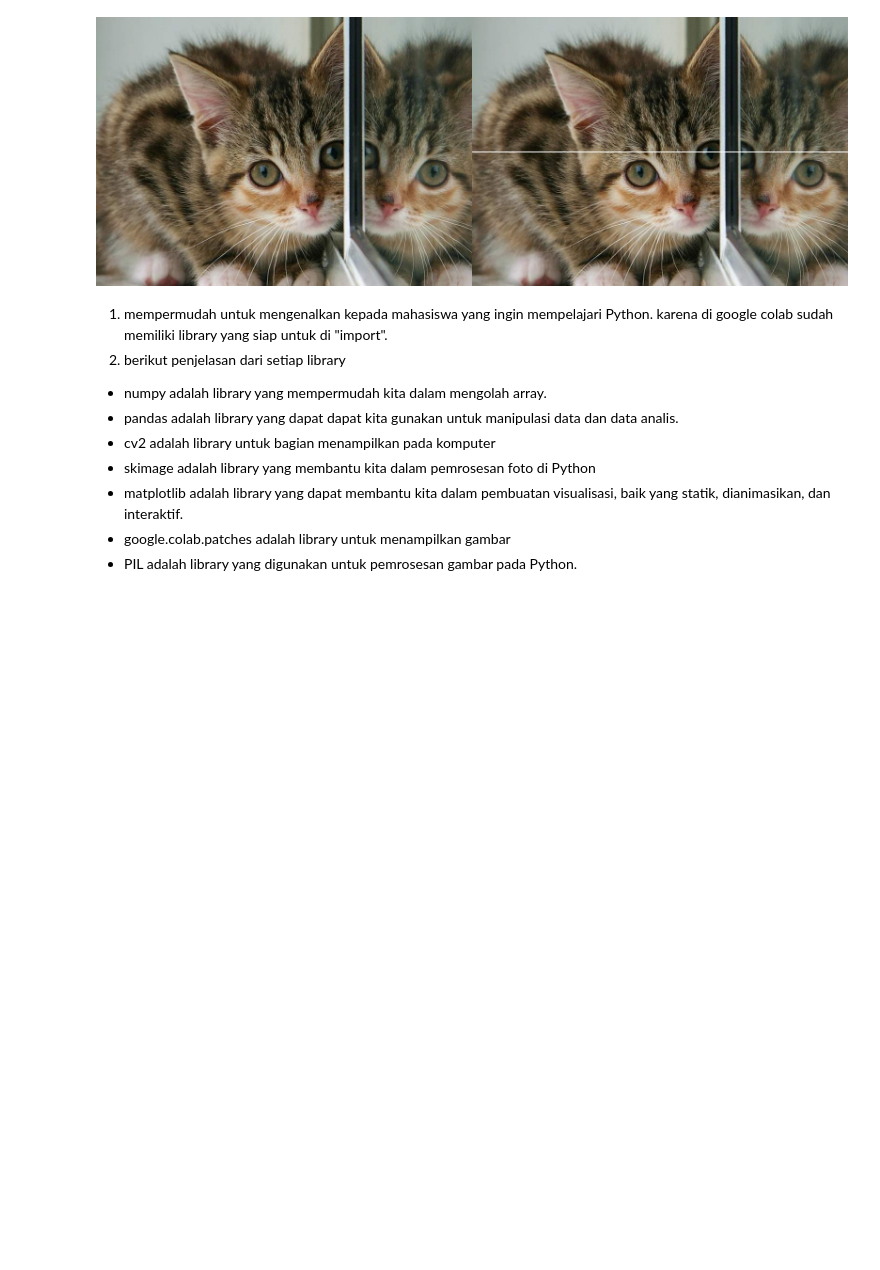
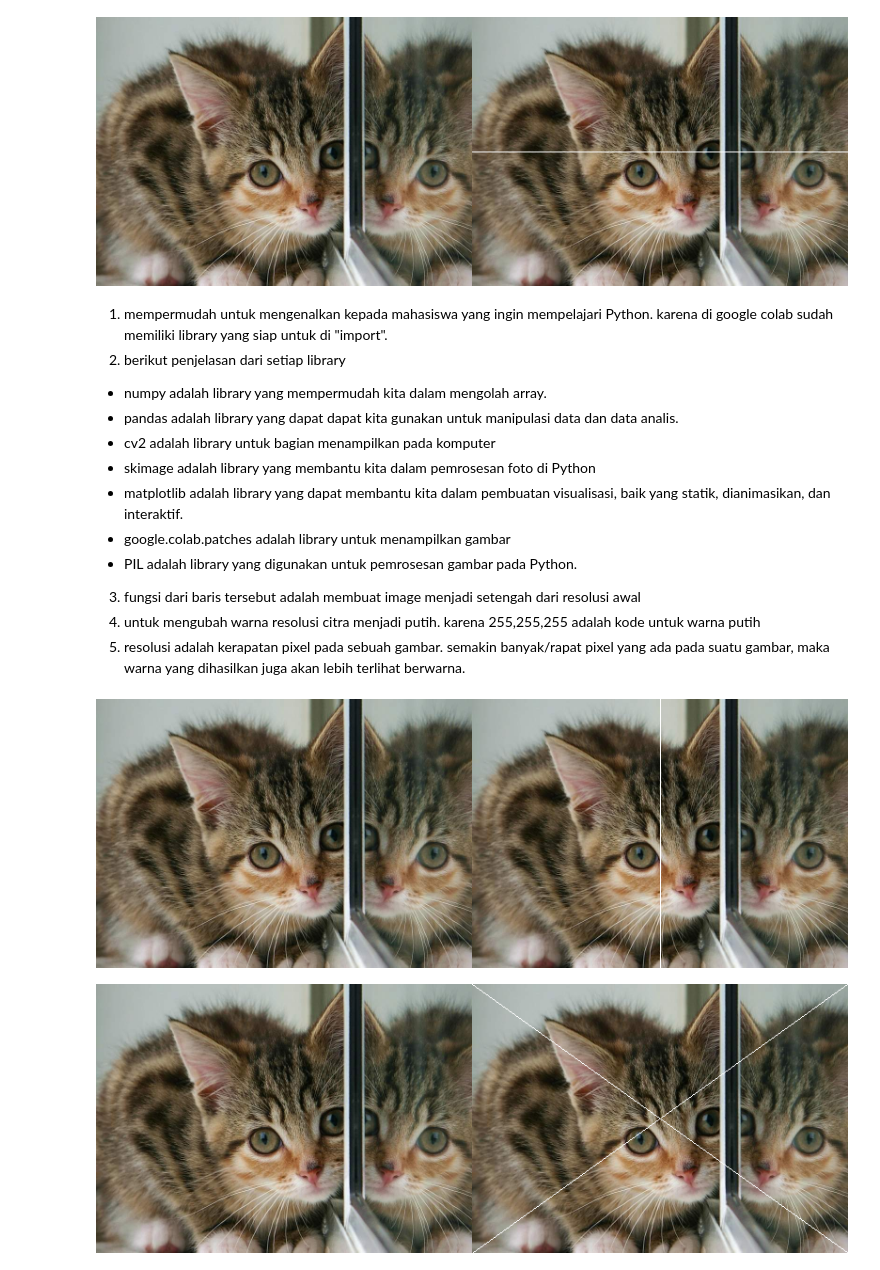
Before and after one commit to caesar013/PCVK_GENAP_2023, a Jupyter notebook: Week1.ipynb, the cells around one changed output. Saved outputs shown, nothing was run; the diff lists cells and outputs as text; code cells hidden in the pictures; blank space fills up the shorter version.

```diff
--- a/Week1.ipynb
+++ b/Week1.ipynb
@@ -55,3 +55,33 @@ cv2_imshow(final_frame)
 - matplotlib adalah library yang dapat membantu kita dalam pembuatan visualisasi, baik yang statik, dianimasikan, dan interaktif.
 - google.colab.patches adalah library untuk menampilkan gambar
 - PIL adalah library yang digunakan untuk pemrosesan gambar pada Python.
+3. fungsi dari baris tersebut adalah membuat image menjadi setengah dari resolusi awal
+4. untuk mengubah warna resolusi citra menjadi putih. karena 255,255,255 adalah kode untuk warna putih
+5. resolusi adalah kerapatan pixel pada sebuah gambar. semakin banyak/rapat pixel yang ada pada suatu gambar, maka warna yang dihasilkan juga akan lebih terlihat berwarna.
+# %%
+image_2 = cv.cvtColor(image, cv.COLOR_BGR2RGB)
+image_3 = cv.cvtColor(image, cv.COLOR_BGR2RGB)
+
+#membuat garis horizontal di tengah image
+for x in range(tinggi):
+  image_3[x,int((lebar)/2)] = [255, 255, 255]
+
+final_frame = cv.hconcat((image_2, image_3))
+cv2_imshow(final_frame)
+
+image_2 = cv.cvtColor(image, cv.COLOR_BGR2RGB)
+image_3 = cv.cvtColor(image, cv.COLOR_BGR2RGB)
+
+# membuat garis diagonal 1 (dari kiri atas ke kanan bawah)
+image_3 = cv.line(image_3, (0,0), (lebar, tinggi),(255,255,255),1)
+# membuat garis diagonal 1 (dari kiri bawah ke kanan atas)
+image_3 = cv.line(image_3, (0,tinggi), (lebar, 0),(255,255,255),1)
+
+final_frame = cv.hconcat((image_2, image_3))
+cv2_imshow(final_frame)
+
+image_2 = cv.cvtColor(image, cv.COLOR_BGR2RGB)
+image_3 = cv.cvtColor(image, cv.COLOR_BGR2RGB)
+# %% [output]
+[figure, added]
+[figure, added]
```
Also changed, not shown: parts of 4 cells of this notebook.
